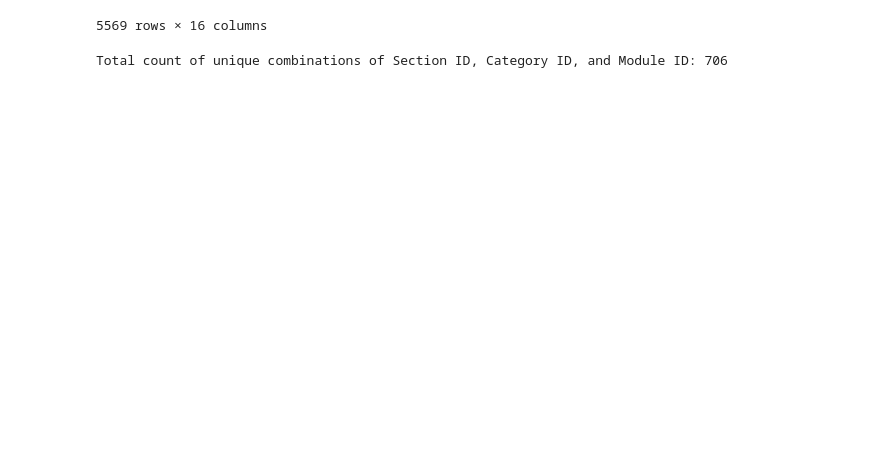
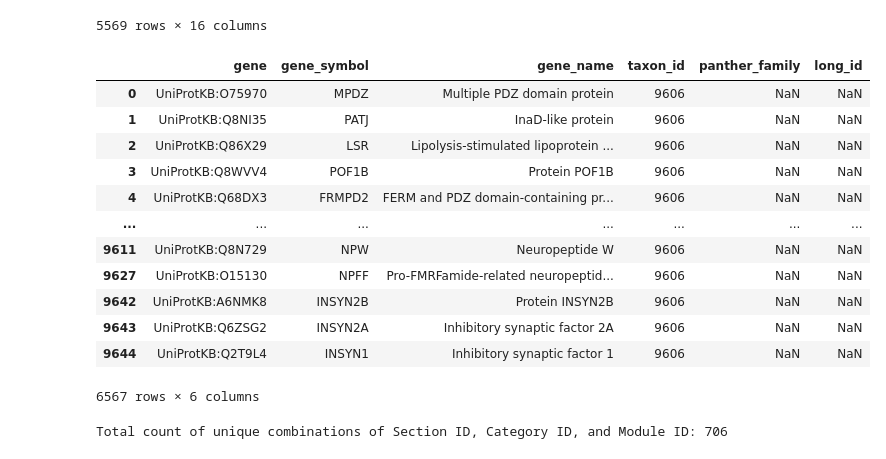
Before and after one commit to pantherdb/bpmodules-site, a Jupyter notebook: loader/playground.ipynb, the cells around one changed output. Saved outputs shown, nothing was run; the diff lists cells and outputs as text; code cells hidden in the pictures; blank space fills up the shorter version.

Commit message:
added the unique gene es index for faster search

```diff
--- a/loader/playground.ipynb
+++ b/loader/playground.ipynb
@@ -221,6 +221,27 @@ final_df
 | 5567 | OTHER:0001 | other biological process | GO:0060078 | regulation of postsynaptic membra... | regulation of postsynaptic membra... | GO:0060078 | [] | ... |
 | 5568 | OTHER:0001 | other biological process | GO:0060078 | regulation of postsynaptic membra... | regulation of postsynaptic membra... | GO:0060078 | [] | ... |
 5569 rows × 16 columns
+# %%
+leaf_genes_list = final_df['leaf_genes'].tolist()
+flattened_leaf_genes = [gene for sublist in leaf_genes_list if sublist for gene in sublist]
+df_leaf_genes = pd.DataFrame(flattened_leaf_genes)
+df_unique_leaf_genes = df_leaf_genes.drop_duplicates(subset=['gene'])
+
+df_unique_leaf_genes
+# %% [output]
+|  | gene | gene_symbol | gene_name | taxon_id | panther_family | long_id |
+| 0 | UniProtKB:O75970 | MPDZ | Multiple PDZ domain protein | 9606 | NaN | NaN |
+| 1 | UniProtKB:Q8NI35 | PATJ | InaD-like protein | 9606 | NaN | NaN |
+| 2 | UniProtKB:Q86X29 | LSR | Lipolysis-stimulated lipoprotein ... | 9606 | NaN | NaN |
+| 3 | UniProtKB:Q8WVV4 | POF1B | Protein POF1B | 9606 | NaN | NaN |
+| 4 | UniProtKB:Q68DX3 | FRMPD2 | FERM and PDZ domain-containing pr... | 9606 | NaN | NaN |
+| ... | ... | ... | ... | ... | ... | ... |
+| 9611 | UniProtKB:Q8N729 | NPW | Neuropeptide W | 9606 | NaN | NaN |
+| 9627 | UniProtKB:O15130 | NPFF | Pro-FMRFamide-related neuropeptid... | 9606 | NaN | NaN |
+| 9642 | UniProtKB:A6NMK8 | INSYN2B | Protein INSYN2B | 9606 | NaN | NaN |
+| 9643 | UniProtKB:Q6ZSG2 | INSYN2A | Inhibitory synaptic factor 2A | 9606 | NaN | NaN |
+| 9644 | UniProtKB:Q2T9L4 | INSYN1 | Inhibitory synaptic factor 1 | 9606 | NaN | NaN |
+6567 rows × 6 columns
 # %%
 # Combine the values of the three columns into a single series
 combined_series = final_df['section_id'] + final_df['category_id'] + final_df['module_id']
```
Also changed, not shown: 8 other files.
